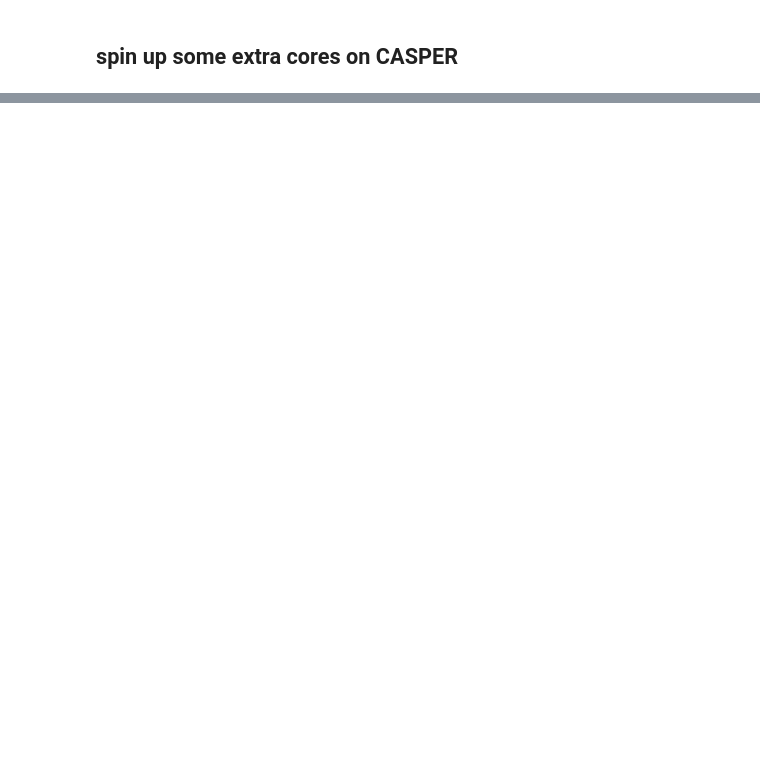
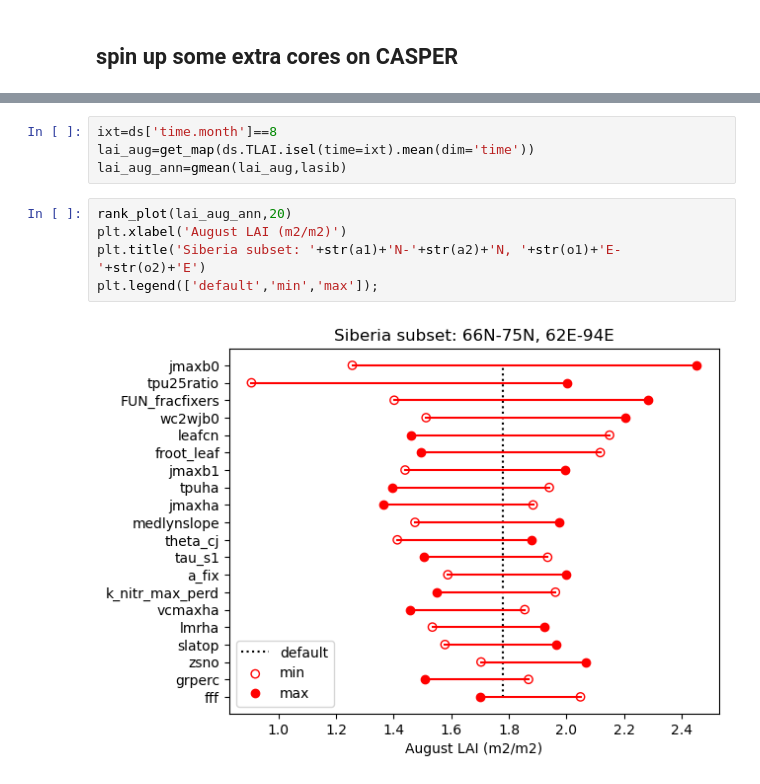
Before and after one commit to djk2120/oaat_clm5_ppe, a Jupyter notebook: pyth/template.ipynb, the cells around one changed output, grey strips where cells are left out. Saved outputs shown, nothing was run; the diff lists cells and outputs as text; blank space fills up the shorter version.

```diff
--- a/pyth/template.ipynb
+++ b/pyth/template.ipynb
@@ -902,0 +82,11 @@ plt.ylabel('nEns');
+# %%
+ixt=ds['time.month']==8
+lai_aug=get_map(ds.TLAI.isel(time=ixt).mean(dim='time'))
+lai_aug_ann=gmean(lai_aug,lasib)
+# %%
+rank_plot(lai_aug_ann,20)
+plt.xlabel('August LAI (m2/m2)')
+plt.title('Siberia subset: '+str(a1)+'N-'+str(a2)+'N, '+str(o1)+'E-'+str(o2)+'E')
+plt.legend(['default','min','max']);
+# %% [output]
+[figure, added]
```
Also changed, not shown: parts of 108 cells of this notebook, 1 other file.
